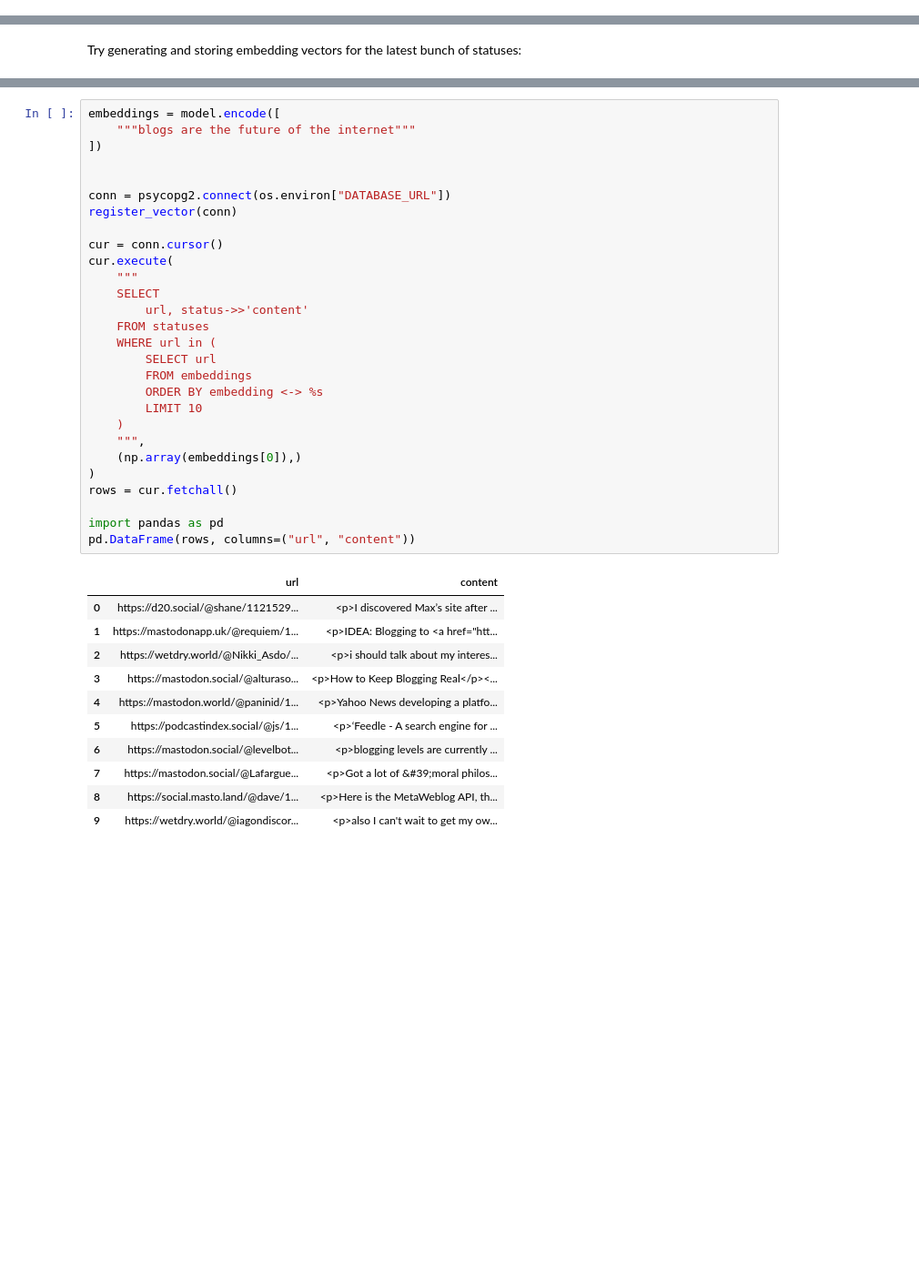
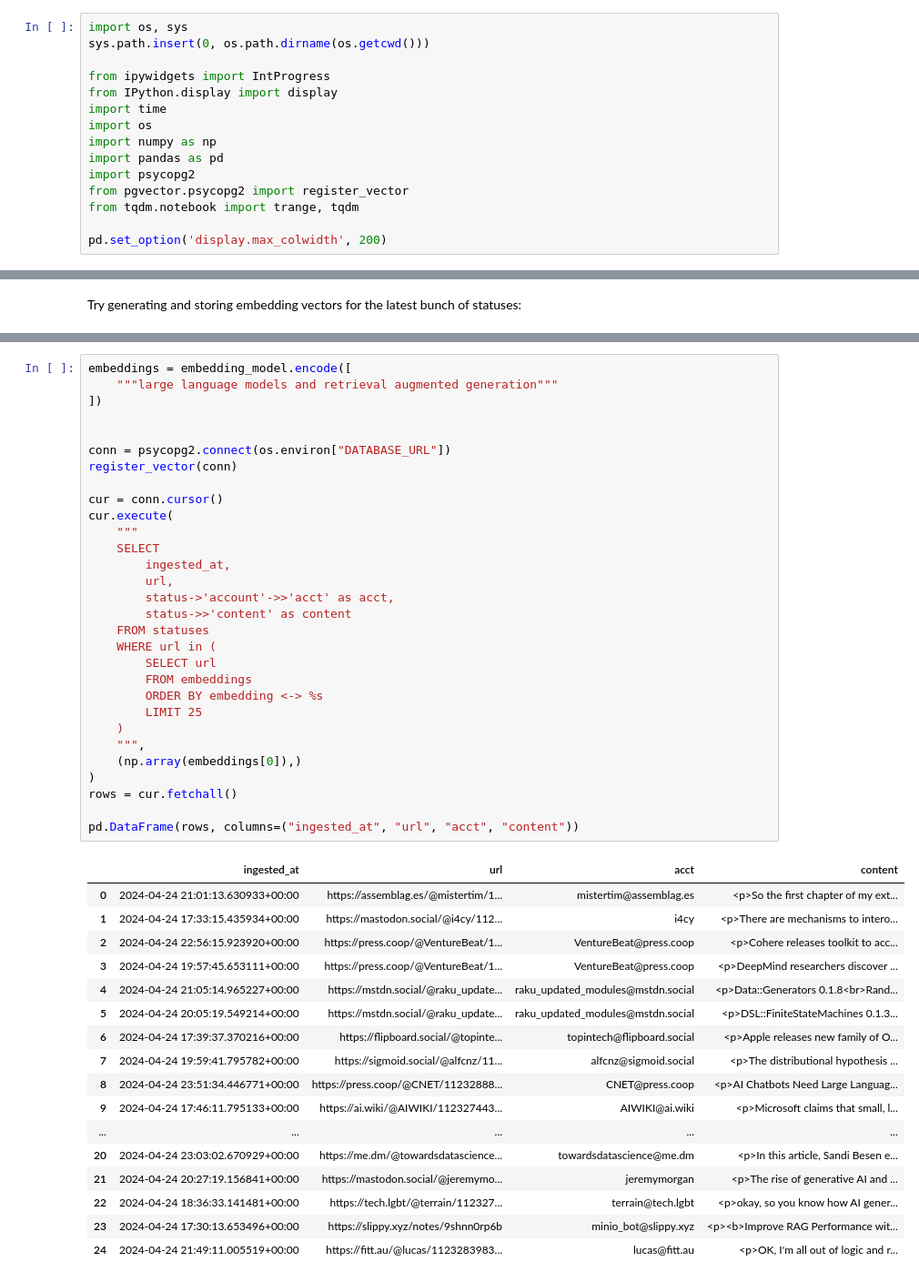
Before and after one commit to lmorchard/pubpulse, a Jupyter notebook: notebook/index.ipynb, the cells around one changed output, grey strips where cells are left out. Shown at 91% size. Drawn from its saved outputs; the diff is of its cells as text; blank space fills up the shorter version.

```diff
--- a/notebook/index.ipynb
+++ b/notebook/index.ipynb
@@ -18,0 +5,15 @@ sys.path.append('/app')
+# %%
+import os, sys
+sys.path.insert(0, os.path.dirname(os.getcwd()))
+
+from ipywidgets import IntProgress
+from IPython.display import display
+import time
+import os
+import numpy as np
+import pandas as pd
+import psycopg2
+from pgvector.psycopg2 import register_vector
+from tqdm.notebook import trange, tqdm
+
+pd.set_option('display.max_colwidth', 200)
@@ -221,40 +334,48 @@ FROM embeddings
 # %%
-embeddings = model.encode([
-    """blogs are the future of the internet"""
+embeddings = embedding_model.encode([
+    """large language models and retrieval augmented generation"""
 ])
 
 
 conn = psycopg2.connect(os.environ["DATABASE_URL"])
 register_vector(conn)
 
 cur = conn.cursor()
 cur.execute(
     """
     SELECT
-        url, status->>'content'
+        ingested_at,
+        url,
+        status->'account'->>'acct' as acct,
+        status->>'content' as content
     FROM statuses
     WHERE url in (
         SELECT url
         FROM embeddings
         ORDER BY embedding <-> %s
-        LIMIT 10
+        LIMIT 25
     )
     """,
     (np.array(embeddings[0]),)
 )
 rows = cur.fetchall()
 
-import pandas as pd
-pd.DataFrame(rows, columns=("url", "content"))
+pd.DataFrame(rows, columns=("ingested_at", "url", "acct", "content"))
 # %% [output]
-|  | url | content |
-| 0 | https://d20.social/@shane/1121529... | <p>I discovered Max’s site after ... |
-| 1 | https://mastodonapp.uk/@requiem/1... | <p>IDEA: Blogging to <a href="htt... |
-| 2 | https://wetdry.world/@Nikki_Asdo/... | <p>i should talk about my interes... |
-| 3 | https://mastodon.social/@alturaso... | <p>How to Keep Blogging Real</p><... |
-| 4 | https://mastodon.world/@paninid/1... | <p>Yahoo News developing a platfo... |
-| 5 | https://podcastindex.social/@js/1... | <p>‘Feedle - A search engine for ... |
-| 6 | https://mastodon.social/@levelbot... | <p>blogging levels are currently ... |
-| 7 | https://mastodon.social/@Lafargue... | <p>Got a lot of &#39;moral philos... |
-| 8 | https://social.masto.land/@dave/1... | <p>Here is the MetaWeblog API, th... |
-| 9 | https://wetdry.world/@iagondiscor... | <p>also I can't wait to get my ow... |
+|  | ingested_at | url | acct | content |
+| 0 | 2024-04-24 21:01:13.630933+00:00 | https://assemblag.es/@mistertim/1... | mistertim@assemblag.es | <p>So the first chapter of my ext... |
+| 1 | 2024-04-24 17:33:15.435934+00:00 | https://mastodon.social/@i4cy/112... | i4cy | <p>There are mechanisms to intero... |
+| 2 | 2024-04-24 22:56:15.923920+00:00 | https://press.coop/@VentureBeat/1... | VentureBeat@press.coop | <p>Cohere releases toolkit to acc... |
+| 3 | 2024-04-24 19:57:45.653111+00:00 | https://press.coop/@VentureBeat/1... | VentureBeat@press.coop | <p>DeepMind researchers discover ... |
+| 4 | 2024-04-24 21:05:14.965227+00:00 | https://mstdn.social/@raku_update... | raku_updated_modules@mstdn.social | <p>Data::Generators 0.1.8<br>Rand... |
+| 5 | 2024-04-24 20:05:19.549214+00:00 | https://mstdn.social/@raku_update... | raku_updated_modules@mstdn.social | <p>DSL::FiniteStateMachines 0.1.3... |
+| 6 | 2024-04-24 17:39:37.370216+00:00 | https://flipboard.social/@topinte... | topintech@flipboard.social | <p>Apple releases new family of O... |
+| 7 | 2024-04-24 19:59:41.795782+00:00 | https://sigmoid.social/@alfcnz/11... | alfcnz@sigmoid.social | <p>The distributional hypothesis ... |
+| 8 | 2024-04-24 23:51:34.446771+00:00 | https://press.coop/@CNET/11232888... | CNET@press.coop | <p>AI Chatbots Need Large Languag... |
+| 9 | 2024-04-24 17:46:11.795133+00:00 | https://ai.wiki/@AIWIKI/112327443... | AIWIKI@ai.wiki | <p>Microsoft claims that small, l... |
+| ... | ... | ... | ... | ... |
+| 20 | 2024-04-24 23:03:02.670929+00:00 | https://me.dm/@towardsdatascience... | towardsdatascience@me.dm | <p>In this article, Sandi Besen e... |
+| 21 | 2024-04-24 20:27:19.156841+00:00 | https://mastodon.social/@jeremymo... | jeremymorgan | <p>The rise of generative AI and ... |
+| 22 | 2024-04-24 18:36:33.141481+00:00 | https://tech.lgbt/@terrain/112327... | terrain@tech.lgbt | <p>okay, so you know how AI gener... |
+| 23 | 2024-04-24 17:30:13.653496+00:00 | https://slippy.xyz/notes/9shnn0rp6b | minio_bot@slippy.xyz | <p><b>Improve RAG Performance wit... |
+| 24 | 2024-04-24 21:49:11.005519+00:00 | https://fitt.au/@lucas/1123283983... | lucas@fitt.au | <p>OK, I'm all out of logic and r... |
```
Also changed, not shown: parts of 22 cells of this notebook, 13 other files.
